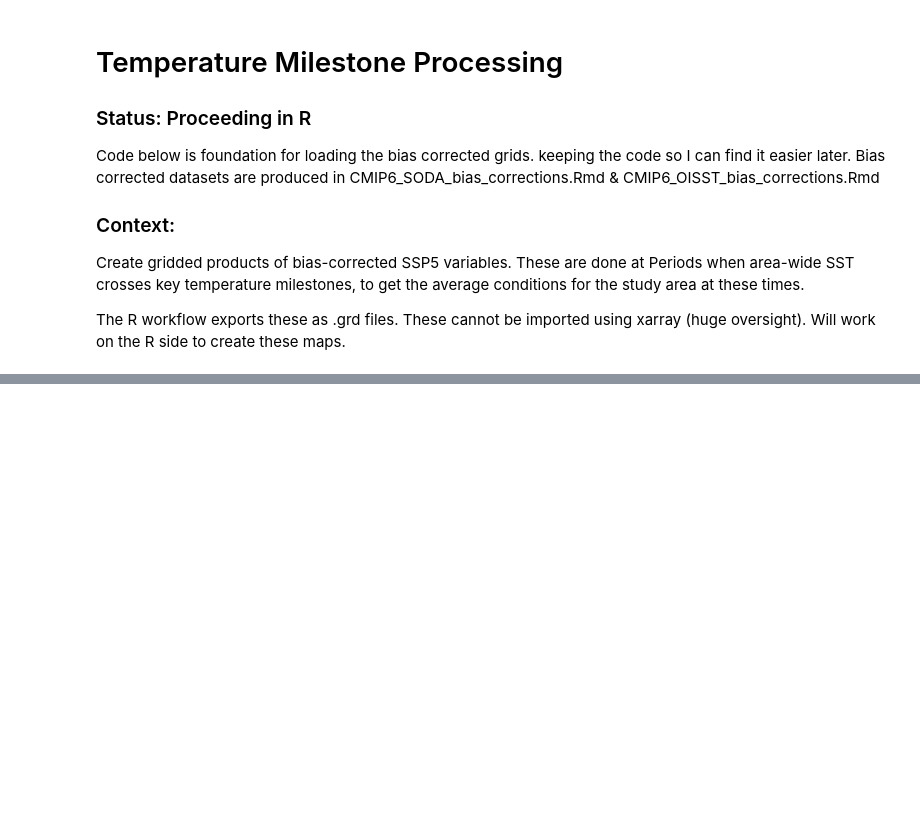
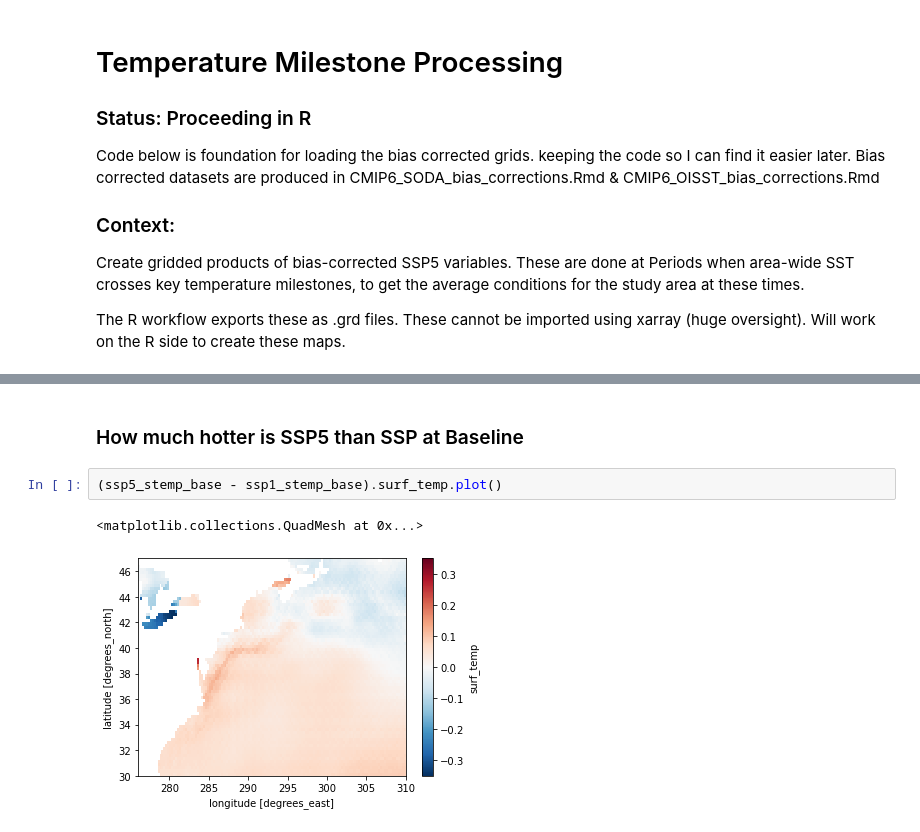
Before and after one commit to adamkemberling/sdm_workflow, a Jupyter notebook: CMIP6_processing/temperature_milestone_conditions.ipynb, the cells around one changed output, grey strips where cells are left out. Drawn from its saved outputs; the diff is of its cells as text; blank space fills up the shorter version.

```diff
--- a/CMIP6_processing/temperature_milestone_conditions.ipynb
+++ b/CMIP6_processing/temperature_milestone_conditions.ipynb
@@ -71,0 +197,7 @@ ssp5_4C = ssp5_full.sel(time = slice("2034-01-01", "2038-12-31")).mean(dim = "ti
+# %% [markdown]
+### How much hotter is SSP5 than SSP at Baseline
+# %%
+(ssp5_stemp_base - ssp1_stemp_base).surf_temp.plot()
+# %% [output]
+<matplotlib.collections.QuadMesh at 0x...>
+[figure, added]
```
Also changed, not shown: parts of 27 cells of this notebook, 1 other file.
